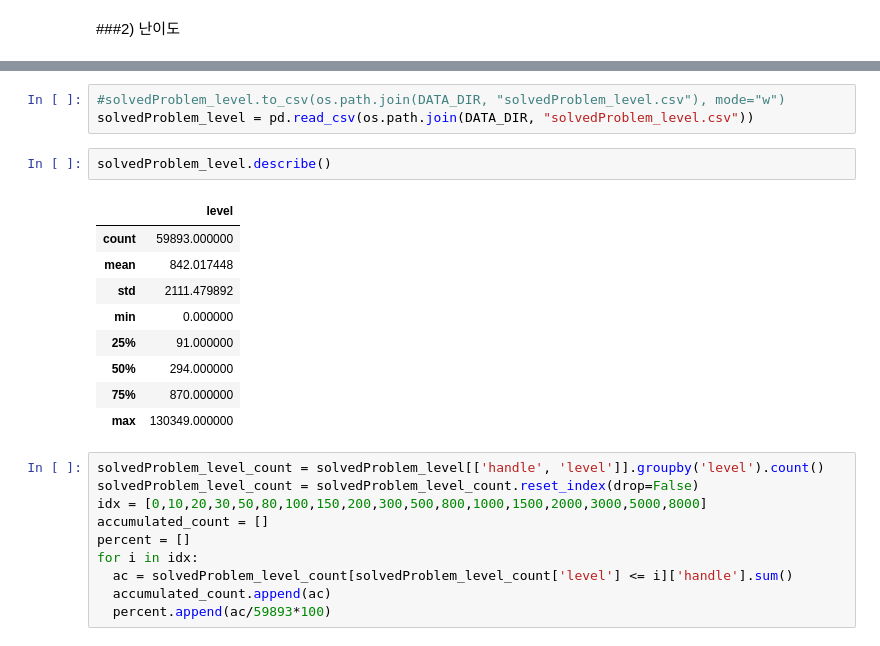
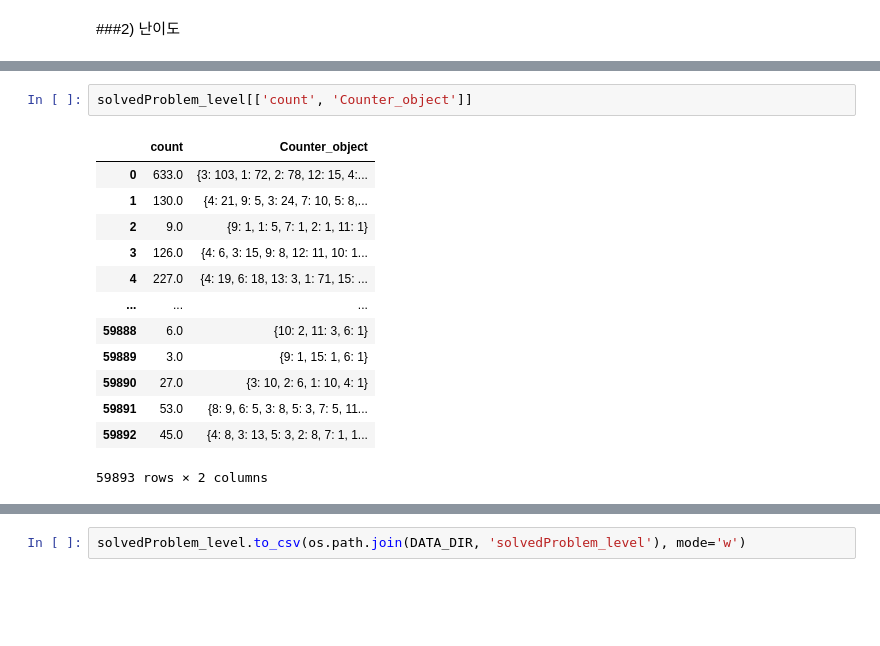
Before and after one commit to Capstone-Algo-Recommendation/ML-recommendation, a Jupyter notebook: data/EDA.ipynb, the cells around one changed output, grey strips where cells are left out. Saved outputs shown, nothing was run; the diff lists cells and outputs as text; blank space fills up the shorter version.

```diff
--- a/data/EDA.ipynb
+++ b/data/EDA.ipynb
@@ -607,0 +629,16 @@ See the caveats in the documentation: https://pandas.pydata.org/pandas-docs/stab
+# %%
+solvedProblem_level[['count', 'Counter_object']]
+# %% [output]
+|  | count | Counter_object |
+| 0 | 633.0 | {3: 103, 1: 72, 2: 78, 12: 15, 4:... |
+| 1 | 130.0 | {4: 21, 9: 5, 3: 24, 7: 10, 5: 8,... |
+| 2 | 9.0 | {9: 1, 1: 5, 7: 1, 2: 1, 11: 1} |
+| 3 | 126.0 | {4: 6, 3: 15, 9: 8, 12: 11, 10: 1... |
+| 4 | 227.0 | {4: 19, 6: 18, 13: 3, 1: 71, 15: ... |
+| ... | ... | ... |
+| 59888 | 6.0 | {10: 2, 11: 3, 6: 1} |
+| 59889 | 3.0 | {9: 1, 15: 1, 6: 1} |
+| 59890 | 27.0 | {3: 10, 2: 6, 1: 10, 4: 1} |
+| 59891 | 53.0 | {8: 9, 6: 5, 3: 8, 5: 3, 7: 5, 11... |
+| 59892 | 45.0 | {4: 8, 3: 13, 5: 3, 2: 8, 7: 1, 1... |
+59893 rows × 2 columns
@@ -608,25 +646,2 @@ See the caveats in the documentation: https://pandas.pydata.org/pandas-docs/stab
 # %%
-#solvedProblem_level.to_csv(os.path.join(DATA_DIR, "solvedProblem_level.csv"), mode="w")
-solvedProblem_level = pd.read_csv(os.path.join(DATA_DIR, "solvedProblem_level.csv"))
+solvedProblem_level.to_csv(os.path.join(DATA_DIR, 'solvedProblem_level'), mode='w')
-# %%
-solvedProblem_level.describe()
-# %% [output]
-|  | level |
-| count | 59893.000000 |
-| mean | 842.017448 |
-| std | 2111.479892 |
-| min | 0.000000 |
-| 25% | 91.000000 |
-| 50% | 294.000000 |
-| 75% | 870.000000 |
-| max | 130349.000000 |
-# %%
-solvedProblem_level_count = solvedProblem_level[['handle', 'level']].groupby('level').count()
-solvedProblem_level_count = solvedProblem_level_count.reset_index(drop=False)
-idx = [0,10,20,30,50,80,100,150,200,300,500,800,1000,1500,2000,3000,5000,8000]
-accumulated_count = []
-percent = []
-for i in idx:
-  ac = solvedProblem_level_count[solvedProblem_level_count['level'] <= i]['handle'].sum()
-  accumulated_count.append(ac)
-  percent.append(ac/59893*100)
```
Also changed, not shown: parts of 13 cells of this notebook.
